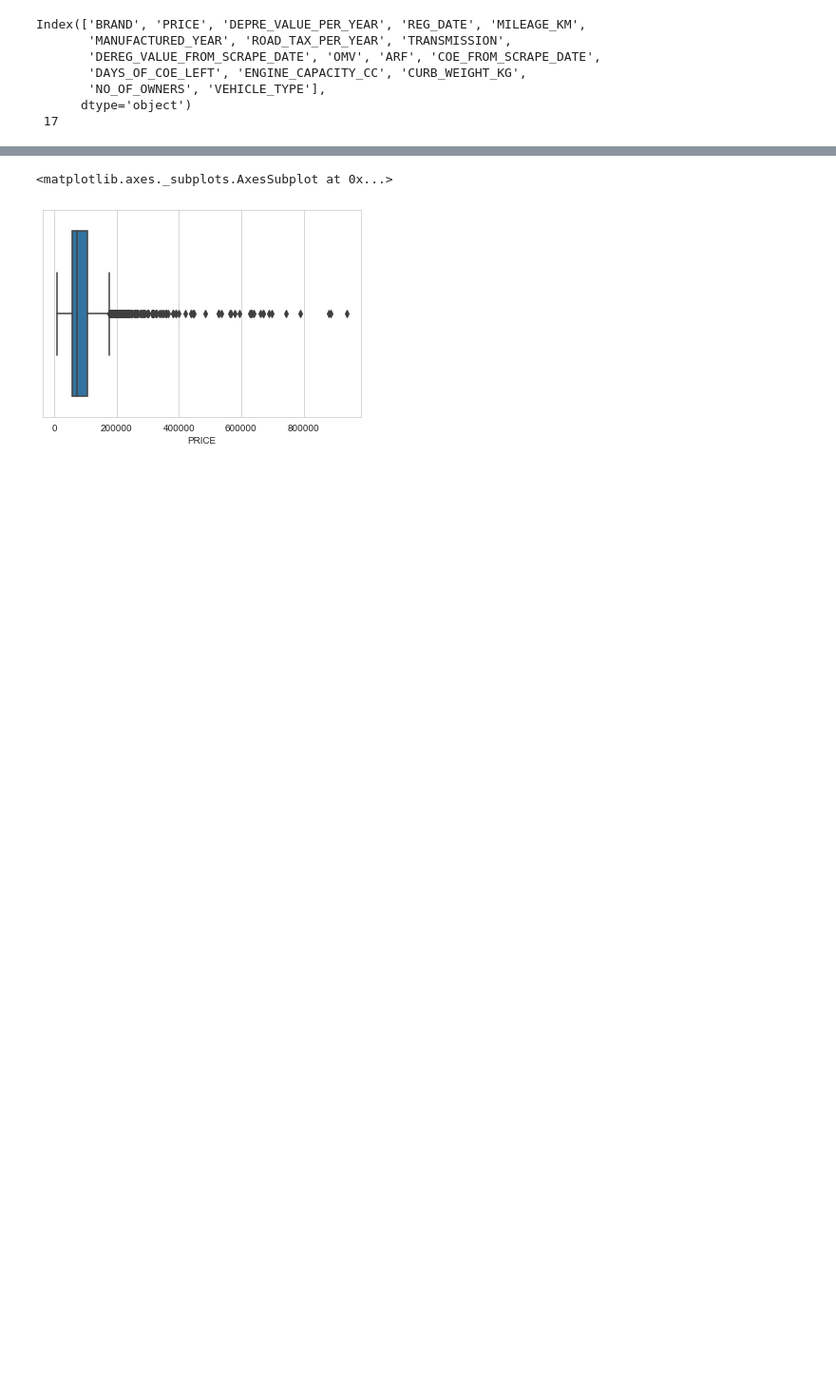
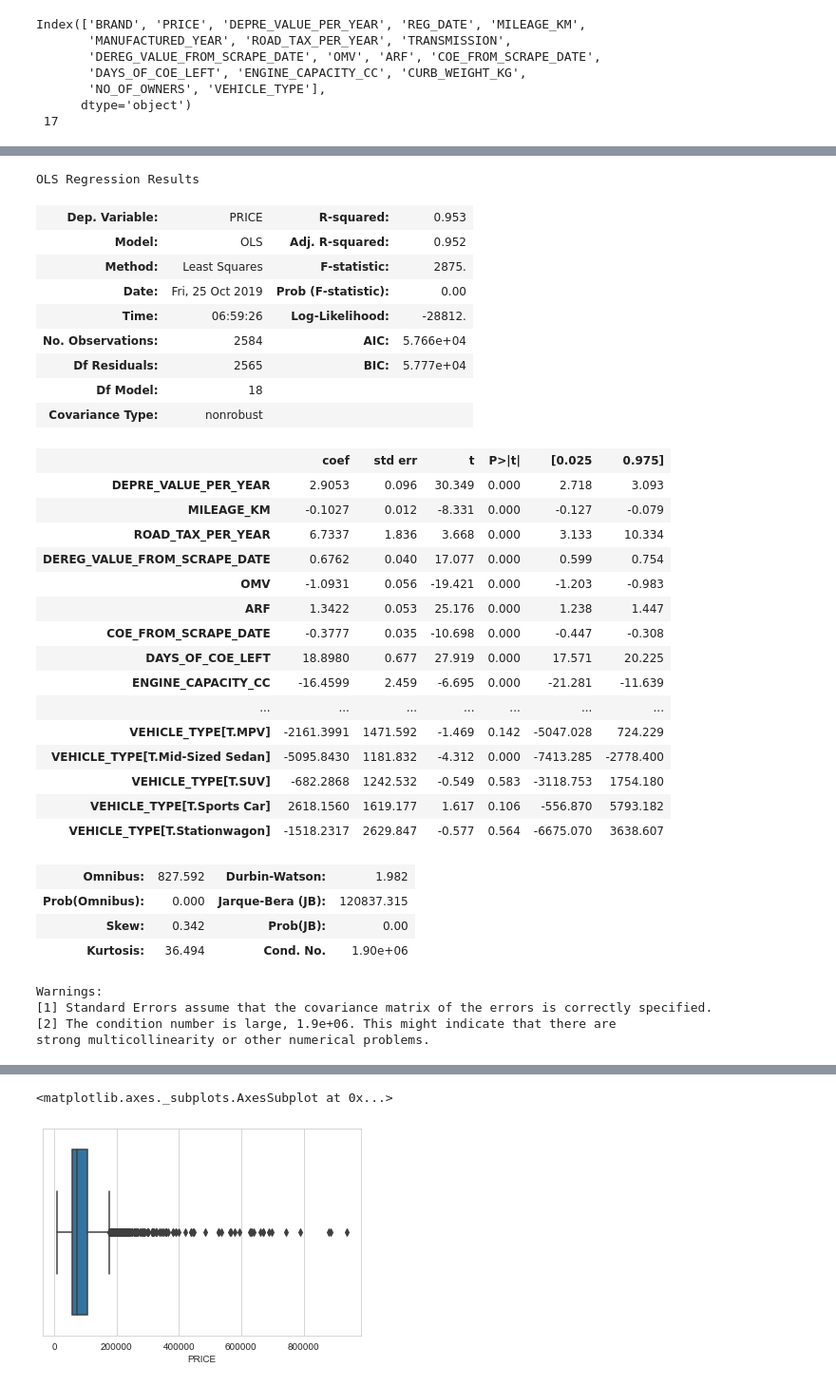
Before and after one commit to xianjinseow92/Data-Science-Projects, a Jupyter notebook: Project_2_SgCarMart Price Prediction_2/notebooks/EDA and Linear Regression Analysis on Used Cars from SGCARMART.ipynb, the cells around one changed output, grey strips where cells are left out. Shown: that part at 95% size. Saved outputs shown, nothing was run; the diff lists cells and outputs as text; code cells hidden in the pictures; blank space fills up the shorter version.

```diff
--- a/Project_2_SgCarMart Price Prediction_2/notebooks/EDA and Linear Regression Analysis on Used Cars from SGCARMART.ipynb
+++ b/Project_2_SgCarMart Price Prediction_2/notebooks/EDA and Linear Regression Analysis on Used Cars from SGCARMART.ipynb
@@ -218,0 +262,7 @@ df_clean.drop(df_clean.loc[df_clean['TRANSMISSION'] == 'Manual'].index)
+# %%
+# Making Dummy Variables out of Vehicle Types:
+
+x_vehtype_dummy=patsy.dmatrix('VEHICLE_TYPE',data=df_clean,return_type='dataframe')
+x_vehtype_dummy.head()
+
+# Do we drop the "Intercept" column?
@@ -218,0 +276,3 @@ df_clean.drop(df_clean.loc[df_clean['TRANSMISSION'] == 'Manual'].index)
+# %%
+df_clean2 = df_clean.join(x_vehtype_dummy)
+df_clean2
@@ -218,0 +356,42 @@ df_clean.drop(df_clean.loc[df_clean['TRANSMISSION'] == 'Manual'].index)
+# %%
+y = df_clean2['PRICE']
+x = df_clean2.drop(['PRICE','BRAND','REG_DATE','MANUFACTURED_YEAR','VEHICLE_TYPE_VALUE_REPLACEMENT','VEHICLE_TYPE'],axis=1)
+
+lsm = sm.OLS(y,x)
+fit = lsm.fit()
+fit.summary()
+# %% [output]
+OLS Regression Results
+| Dep. Variable: | PRICE | R-squared: | 0.953 |
+| Model: | OLS | Adj. R-squared: | 0.952 |
+| Method: | Least Squares | F-statistic: | 2875. |
+| Date: | Fri, 25 Oct 2019 | Prob (F-statistic): | 0.00 |
+| Time: | 06:59:26 | Log-Likelihood: | -28812. |
+| No. Observations: | 2584 | AIC: | 5.766e+04 |
+| Df Residuals: | 2565 | BIC: | 5.777e+04 |
+| Df Model: | 18 |  |  |
+| Covariance Type: | nonrobust |  |  |
+|  | coef | std err | t | P>|t| | [0.025 | 0.975] |
+| DEPRE_VALUE_PER_YEAR | 2.9053 | 0.096 | 30.349 | 0.000 | 2.718 | 3.093 |
+| MILEAGE_KM | -0.1027 | 0.012 | -8.331 | 0.000 | -0.127 | -0.079 |
+| ROAD_TAX_PER_YEAR | 6.7337 | 1.836 | 3.668 | 0.000 | 3.133 | 10.334 |
+| DEREG_VALUE_FROM_SCRAPE_DATE | 0.6762 | 0.040 | 17.077 | 0.000 | 0.599 | 0.754 |
+| OMV | -1.0931 | 0.056 | -19.421 | 0.000 | -1.203 | -0.983 |
+| ARF | 1.3422 | 0.053 | 25.176 | 0.000 | 1.238 | 1.447 |
+| COE_FROM_SCRAPE_DATE | -0.3777 | 0.035 | -10.698 | 0.000 | -0.447 | -0.308 |
+| DAYS_OF_COE_LEFT | 18.8980 | 0.677 | 27.919 | 0.000 | 17.571 | 20.225 |
+| ENGINE_CAPACITY_CC | -16.4599 | 2.459 | -6.695 | 0.000 | -21.281 | -11.639 |
+| ... | ... | ... | ... | ... | ... | ... |
+| VEHICLE_TYPE[T.MPV] | -2161.3991 | 1471.592 | -1.469 | 0.142 | -5047.028 | 724.229 |
+| VEHICLE_TYPE[T.Mid-Sized Sedan] | -5095.8430 | 1181.832 | -4.312 | 0.000 | -7413.285 | -2778.400 |
+| VEHICLE_TYPE[T.SUV] | -682.2868 | 1242.532 | -0.549 | 0.583 | -3118.753 | 1754.180 |
+| VEHICLE_TYPE[T.Sports Car] | 2618.1560 | 1619.177 | 1.617 | 0.106 | -556.870 | 5793.182 |
+| VEHICLE_TYPE[T.Stationwagon] | -1518.2317 | 2629.847 | -0.577 | 0.564 | -6675.070 | 3638.607 |
+| Omnibus: | 827.592 | Durbin-Watson: | 1.982 |
+| Prob(Omnibus): | 0.000 | Jarque-Bera (JB): | 120837.315 |
+| Skew: | 0.342 | Prob(JB): | 0.00 |
+| Kurtosis: | 36.494 | Cond. No. | 1.90e+06 |
+Warnings:
+[1] Standard Errors assume that the covariance matrix of the errors is correctly specified.
+[2] The condition number is large, 1.9e+06. This might indicate that there are
+strong multicollinearity or other numerical problems.
```
Also changed, not shown: parts of 40 cells of this notebook.
